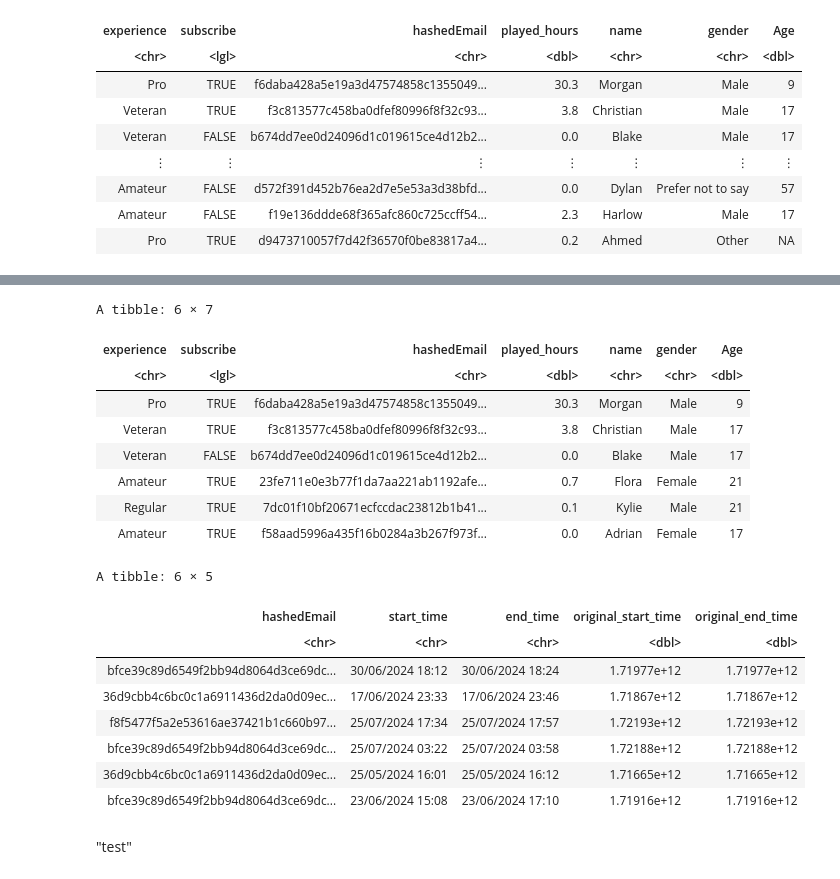
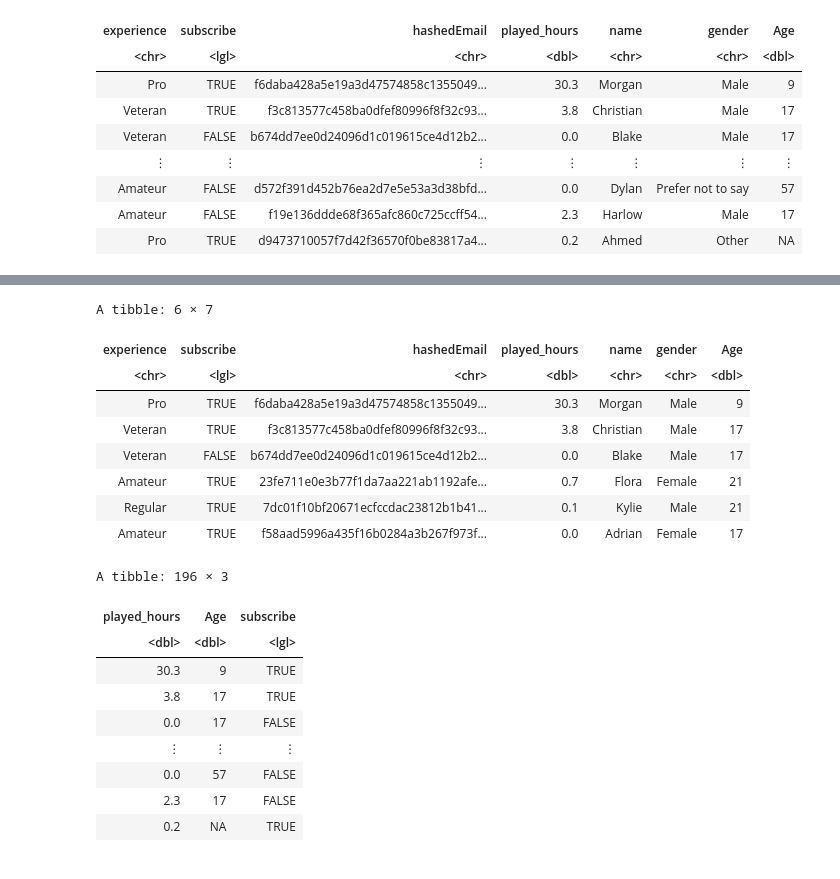
Before and after one commit to Laiann/25_Final_Group_Project_Section_003, a Jupyter notebook: Final_group_25_project.ipynb, the cells around one changed output, grey strips where cells are left out. Cells and saved outputs as stored; diff of their text form; code cells hidden in the pictures.

```diff
--- a/Final_group_25_project.ipynb
+++ b/Final_group_25_project.ipynb
@@ -76,6 +39,5 @@ A spec_tbl_df: 1535 × 5
 # %%
 head(player_data)
-head(session_data)
 # %% [output]
 A tibble: 6 × 7
 | experience | subscribe | hashedEmail | played_hours | name | gender | Age |
@@ -86,14 +48,19 @@ A tibble: 6 × 7
 | Amateur | TRUE | 23fe711e0e3b77f1da7aa221ab1192afe... | 0.7 | Flora | Female | 21 |
 | Regular | TRUE | 7dc01f10bf20671ecfccdac23812b1b41... | 0.1 | Kylie | Male | 21 |
 | Amateur | TRUE | f58aad5996a435f16b0284a3b267f973f... | 0.0 | Adrian | Female | 17 |
-A tibble: 6 × 5
-| hashedEmail | start_time | end_time | original_start_time | original_end_time |
-| <chr> | <chr> | <chr> | <dbl> | <dbl> |
-| bfce39c89d6549f2bb94d8064d3ce69dc... | 30/06/2024 18:12 | 30/06/2024 18:24 | 1.71977e+12 | 1.71977e+12 |
-| 36d9cbb4c6bc0c1a6911436d2da0d09ec... | 17/06/2024 23:33 | 17/06/2024 23:46 | 1.71867e+12 | 1.71867e+12 |
-| f8f5477f5a2e53616ae37421b1c660b97... | 25/07/2024 17:34 | 25/07/2024 17:57 | 1.72193e+12 | 1.72193e+12 |
-| bfce39c89d6549f2bb94d8064d3ce69dc... | 25/07/2024 03:22 | 25/07/2024 03:58 | 1.72188e+12 | 1.72188e+12 |
-| 36d9cbb4c6bc0c1a6911436d2da0d09ec... | 25/05/2024 16:01 | 25/05/2024 16:12 | 1.71665e+12 | 1.71665e+12 |
-| bfce39c89d6549f2bb94d8064d3ce69dc... | 23/06/2024 15:08 | 23/06/2024 17:10 | 1.71916e+12 | 1.71916e+12 |
-# %% [markdown]
-"test"
+# %%
+#Wrangle:
+clean_player_data <- player_data |> #This opens up the player data set and is assigned to clean_player_data
+select(played_hours, Age, subscribe) #This line of code selects the columns that we are going to use in our model
+clean_player_data
+# %% [output]
+A tibble: 196 × 3
+| played_hours | Age | subscribe |
+| <dbl> | <dbl> | <lgl> |
+| 30.3 | 9 | TRUE |
+| 3.8 | 17 | TRUE |
+| 0.0 | 17 | FALSE |
+| ⋮ | ⋮ | ⋮ |
+| 0.0 | 57 | FALSE |
+| 2.3 | 17 | FALSE |
+| 0.2 | NA | TRUE |
```
Also changed, not shown: parts of 8 cells of this notebook.
